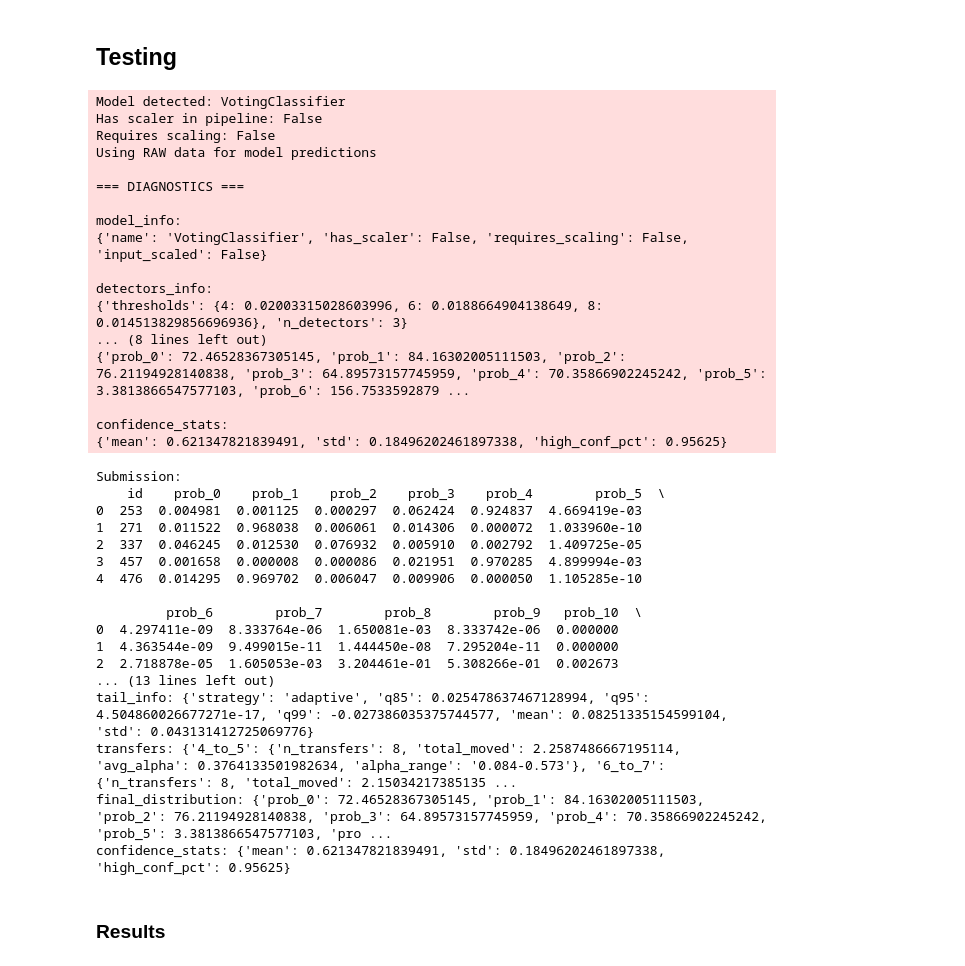
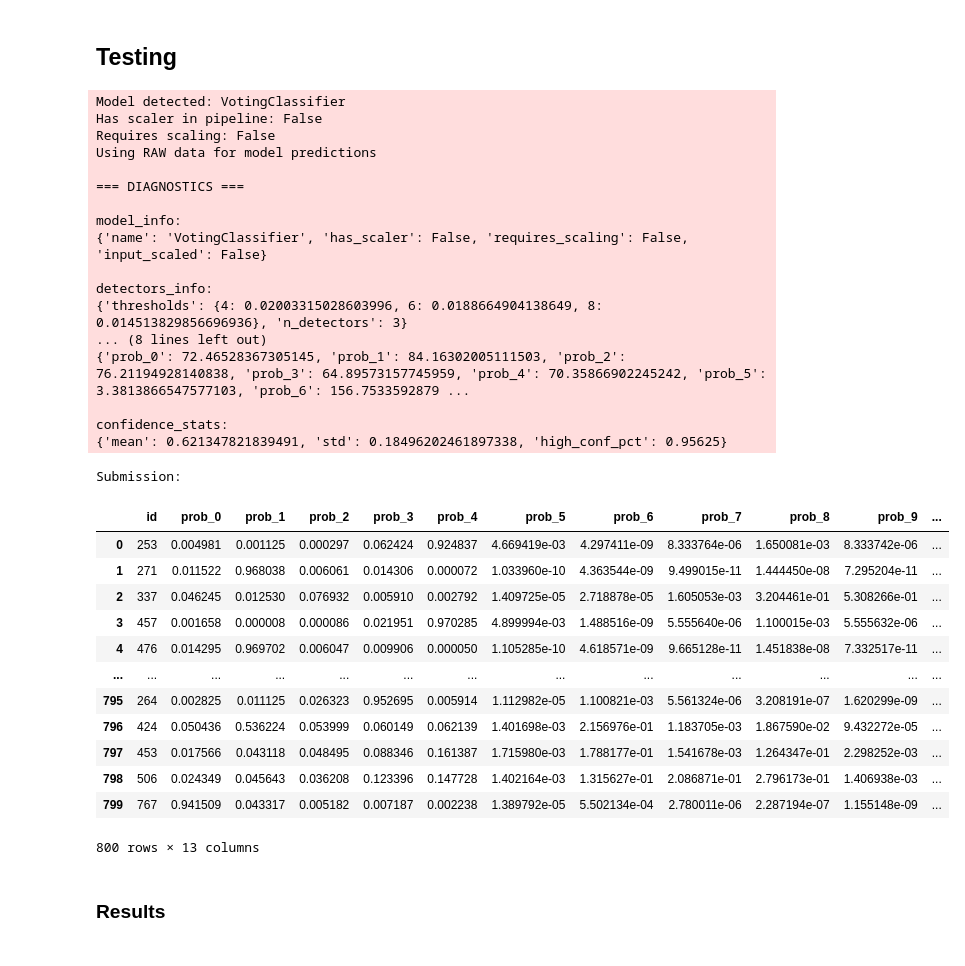
Before and after one commit to Andreavisi1/Challenge_B1_PHM_North_America_2023, a Jupyter notebook: main with import.ipynb, the cells around one changed output. Saved outputs shown, nothing was run; the diff lists cells and outputs as text; code cells hidden in the pictures.

```diff
--- a/main with import.ipynb
+++ b/main with import.ipynb
@@ -395,55 +350,48 @@ submission_df, diagnostics = gen.create_submission_simple(
     y_tr=y_tr,
     X_test=X_te,
     test_df=test_df,
     best_model=best_model,
     conf_thresh=0.3,       # soglia di confidence
     ordinal_smooth=0.05    # smoothing ordinale
 )
 
 # -------------------------
-# 4) Risultati
+# Risultati
 # -------------------------
 print("Submission:")
-print(submission_df.head())
-
-print("\nDiagnostics:")
-for k, v in diagnostics.items():
-    print(f"{k}: {v}")
+submission_df
 # %% [output]
 Model detected: VotingClassifier
 Has scaler in pipeline: False
 Requires scaling: False
 Using RAW data for model predictions
 
 === DIAGNOSTICS ===
 
 model_info:
 {'name': 'VotingClassifier', 'has_scaler': False, 'requires_scaling': False, 'input_scaled': False}
 
 detectors_info:
 {'thresholds': {4: 0.02003315028603996, 6: 0.0188664904138649, 8: 0.014513829856696936}, 'n_detectors': 3}
 ... (8 lines left out)
 {'prob_0': 72.46528367305145, 'prob_1': 84.16302005111503, 'prob_2': 76.21194928140838, 'prob_3': 64.89573157745959, 'prob_4': 70.35866902245242, 'prob_5': 3.3813866547577103, 'prob_6': 156.7533592879 ...
 
 confidence_stats:
 {'mean': 0.621347821839491, 'std': 0.18496202461897338, 'high_conf_pct': 0.95625}
 Submission:
-    id    prob_0    prob_1    prob_2    prob_3    prob_4        prob_5  \
-0  253  0.004981  0.001125  0.000297  0.062424  0.924837  4.669419e-03
-1  271  0.011522  0.968038  0.006061  0.014306  0.000072  1.033960e-10
-2  337  0.046245  0.012530  0.076932  0.005910  0.002792  1.409725e-05
-3  457  0.001658  0.000008  0.000086  0.021951  0.970285  4.899994e-03
-4  476  0.014295  0.969702  0.006047  0.009906  0.000050  1.105285e-10
-
-         prob_6        prob_7        prob_8        prob_9   prob_10  \
-0  4.297411e-09  8.333764e-06  1.650081e-03  8.333742e-06  0.000000
-1  4.363544e-09  9.499015e-11  1.444450e-08  7.295204e-11  0.000000
-2  2.718878e-05  1.605053e-03  3.204461e-01  5.308266e-01  0.002673
-... (13 lines left out)
-tail_info: {'strategy': 'adaptive', 'q85': 0.025478637467128994, 'q95': 4.504860026677271e-17, 'q99': -0.027386035375744577, 'mean': 0.08251335154599104, 'std': 0.043131412725069776}
-transfers: {'4_to_5': {'n_transfers': 8, 'total_moved': 2.2587486667195114, 'avg_alpha': 0.3764133501982634, 'alpha_range': '0.084-0.573'}, '6_to_7': {'n_transfers': 8, 'total_moved': 2.15034217385135 ...
-final_distribution: {'prob_0': 72.46528367305145, 'prob_1': 84.16302005111503, 'prob_2': 76.21194928140838, 'prob_3': 64.89573157745959, 'prob_4': 70.35866902245242, 'prob_5': 3.3813866547577103, 'pro ...
-confidence_stats: {'mean': 0.621347821839491, 'std': 0.18496202461897338, 'high_conf_pct': 0.95625}
+|  | id | prob_0 | prob_1 | prob_2 | prob_3 | prob_4 | prob_5 | prob_6 | prob_7 | prob_8 | prob_9 | ... |
+| 0 | 253 | 0.004981 | 0.001125 | 0.000297 | 0.062424 | 0.924837 | 4.669419e-03 | 4.297411e-09 | 8.333764e-06 | 1.650081e-03 | 8.333742e-06 | ... |
+| 1 | 271 | 0.011522 | 0.968038 | 0.006061 | 0.014306 | 0.000072 | 1.033960e-10 | 4.363544e-09 | 9.499015e-11 | 1.444450e-08 | 7.295204e-11 | ... |
+| 2 | 337 | 0.046245 | 0.012530 | 0.076932 | 0.005910 | 0.002792 | 1.409725e-05 | 2.718878e-05 | 1.605053e-03 | 3.204461e-01 | 5.308266e-01 | ... |
+| 3 | 457 | 0.001658 | 0.000008 | 0.000086 | 0.021951 | 0.970285 | 4.899994e-03 | 1.488516e-09 | 5.555640e-06 | 1.100015e-03 | 5.555632e-06 | ... |
+| 4 | 476 | 0.014295 | 0.969702 | 0.006047 | 0.009906 | 0.000050 | 1.105285e-10 | 4.618571e-09 | 9.665128e-11 | 1.451838e-08 | 7.332517e-11 | ... |
+| ... | ... | ... | ... | ... | ... | ... | ... | ... | ... | ... | ... | ... |
+| 795 | 264 | 0.002825 | 0.011125 | 0.026323 | 0.952695 | 0.005914 | 1.112982e-05 | 1.100821e-03 | 5.561324e-06 | 3.208191e-07 | 1.620299e-09 | ... |
+| 796 | 424 | 0.050436 | 0.536224 | 0.053999 | 0.060149 | 0.062139 | 1.401698e-03 | 2.156976e-01 | 1.183705e-03 | 1.867590e-02 | 9.432272e-05 | ... |
+| 797 | 453 | 0.017566 | 0.043118 | 0.048495 | 0.088346 | 0.161387 | 1.715980e-03 | 1.788177e-01 | 1.541678e-03 | 1.264347e-01 | 2.298252e-03 | ... |
+| 798 | 506 | 0.024349 | 0.045643 | 0.036208 | 0.123396 | 0.147728 | 1.402164e-03 | 1.315627e-01 | 2.086871e-01 | 2.796173e-01 | 1.406938e-03 | ... |
+| 799 | 767 | 0.941509 | 0.043317 | 0.005182 | 0.007187 | 0.002238 | 1.389792e-05 | 5.502134e-04 | 2.780011e-06 | 2.287194e-07 | 1.155148e-09 | ... |
+800 rows × 13 columns
 # %% [markdown]
 ### Results
 # %%
```
Also changed, not shown: parts of 3 cells of this notebook, 2 other files.
